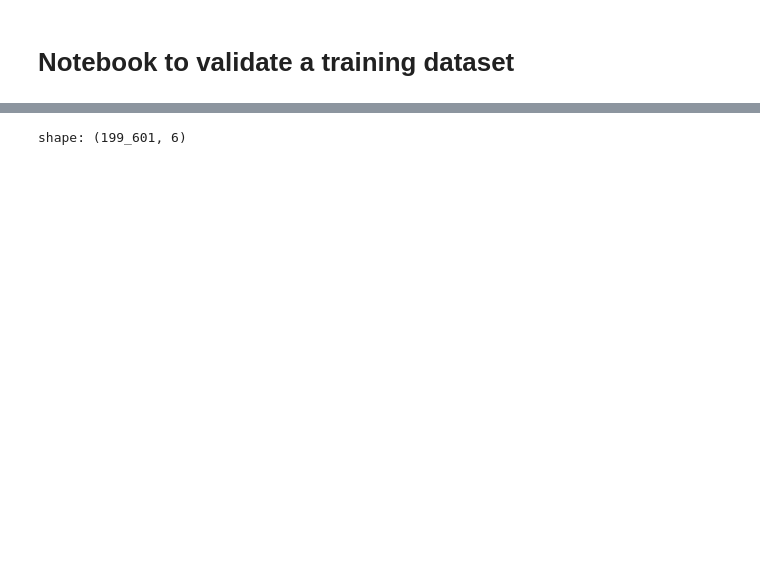
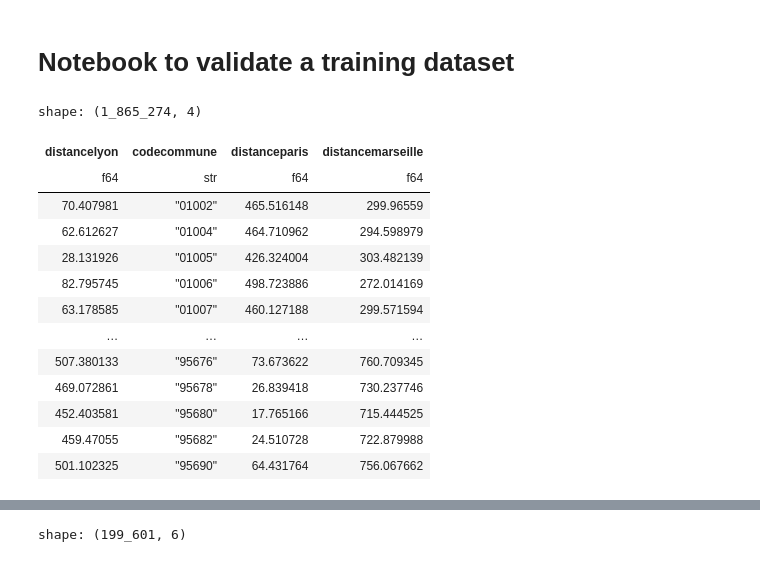
Before and after one commit to artmanceau/electera, a Jupyter notebook: notebooks/experiments/data_check.ipynb, the cells around one changed output, grey strips where cells are left out. Drawn from its saved outputs; the diff is of its cells as text; code cells hidden in the pictures; blank space fills up the shorter version.

```diff
--- a/notebooks/experiments/data_check.ipynb
+++ b/notebooks/experiments/data_check.ipynb
@@ -3,8 +3,10 @@
 # %%
 import polars as pl
 import polars.selectors as cs
+# %%
+source = "s3://arthurmanceau/election_modeling_uhcp/data/derived/processed/data_processed_presidentiel_legislative_from1800_to2027_20260623_164931.parquet"
 # %%
-source = "s3://arthurmanceau/election_modeling_uhcp/data/derived/processed/data_processed_presidentiel_legislative_from1800_to2027_20260622_194710.parquet"
+source_old = "s3://arthurmanceau/election_modeling_uhcp/data/derived/processed/data_processed_presidentiel_legislative_from1800_to2027_20260622_194710.parquet"
 # %%
 data = pl.scan_parquet(
     source,
@@ -20 +34,18 @@ data = pl.scan_parquet(
+# %%
+data.select('distancelyon', 'codecommune', 'distanceparis', 'distancemarseille')
+# %% [output]
+shape: (1_865_274, 4)
+| distancelyon | codecommune | distanceparis | distancemarseille |
+| f64 | str | f64 | f64 |
+| 70.407981 | "01002" | 465.516148 | 299.96559 |
+| 62.612627 | "01004" | 464.710962 | 294.598979 |
+| 28.131926 | "01005" | 426.324004 | 303.482139 |
+| 82.795745 | "01006" | 498.723886 | 272.014169 |
+| 63.178585 | "01007" | 460.127188 | 299.571594 |
+| … | … | … | … |
+| 507.380133 | "95676" | 73.673622 | 760.709345 |
+| 469.072861 | "95678" | 26.839418 | 730.237746 |
+| 452.403581 | "95680" | 17.765166 | 715.444525 |
+| 459.47055 | "95682" | 24.510728 | 722.879988 |
+| 501.102325 | "95690" | 64.431764 | 756.067662 |
 # %%
```
Also changed, not shown: parts of 2 cells of this notebook, 1 other file.
